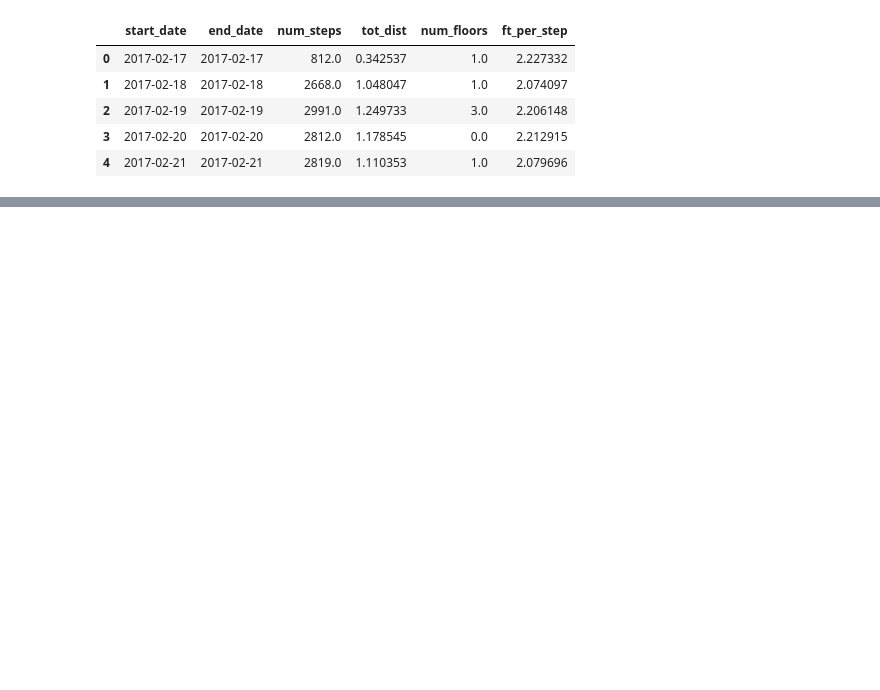
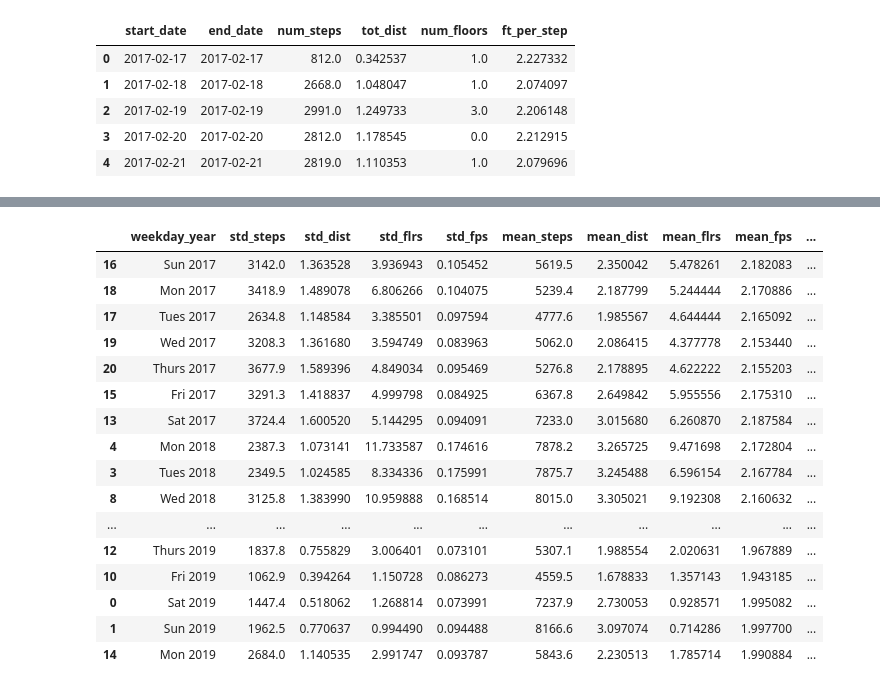
Before and after one commit to Data-is-life/Steps_Analysis, a Jupyter notebook: src/testing_dist_and_steps_funcs.ipynb, the cells around one changed output, grey strips where cells are left out. Saved outputs shown, nothing was run; the diff lists cells and outputs as text; code cells hidden in the pictures; blank space fills up the shorter version.

```diff
--- a/src/testing_dist_and_steps_funcs.ipynb
+++ b/src/testing_dist_and_steps_funcs.ipynb
@@ -71,0 +226,34 @@ print("Bokeh - %s" % bokeh_version)
+# %%
+dow_df = get_stats_day_week_month(combined_df, 'Day of Week', 'steps')
+dow_df.dropna(inplace=True)
+dow_df.loc[:, 'weekday_year'] = pd.to_datetime(dow_df.weekday_year, infer_datetime_format=False)
+dow_df.sort_values(by=['weekday_year'], inplace=True)
+dow_df.loc[:, 'weekday_year'] = dow_df.weekday_year.dt.strftime('%A %Y').str.replace('day', '').str.replace('nes', '').str.replace('Satur', 'Sat')
+smx = dow_df.steps_score.max()
+dmx = dow_df.dist_score.max()
+fmx = dow_df.floors_score.max()
+dow_df.loc[:, 'steps_score'] = (dow_df.steps_score / smx) * 100
+dow_df.loc[:, 'dist_score'] = (dow_df.dist_score / dmx) * 100
+dow_df.loc[:, 'floors_score'] = (dow_df.floors_score / fmx) * 100
+for col in dow_df.columns:
+    if 'step' in col or 'score' in col:
+        dow_df.loc[:, col] = round(dow_df[col], 1)
+dow_df
+# %% [output]
+|  | weekday_year | std_steps | std_dist | std_flrs | std_fps | mean_steps | mean_dist | mean_flrs | mean_fps | ... |
+| 16 | Sun 2017 | 3142.0 | 1.363528 | 3.936943 | 0.105452 | 5619.5 | 2.350042 | 5.478261 | 2.182083 | ... |
+| 18 | Mon 2017 | 3418.9 | 1.489078 | 6.806266 | 0.104075 | 5239.4 | 2.187799 | 5.244444 | 2.170886 | ... |
+| 17 | Tues 2017 | 2634.8 | 1.148584 | 3.385501 | 0.097594 | 4777.6 | 1.985567 | 4.644444 | 2.165092 | ... |
+| 19 | Wed 2017 | 3208.3 | 1.361680 | 3.594749 | 0.083963 | 5062.0 | 2.086415 | 4.377778 | 2.153440 | ... |
+| 20 | Thurs 2017 | 3677.9 | 1.589396 | 4.849034 | 0.095469 | 5276.8 | 2.178895 | 4.622222 | 2.155203 | ... |
+| 15 | Fri 2017 | 3291.3 | 1.418837 | 4.999798 | 0.084925 | 6367.8 | 2.649842 | 5.955556 | 2.175310 | ... |
+| 13 | Sat 2017 | 3724.4 | 1.600520 | 5.144295 | 0.094091 | 7233.0 | 3.015680 | 6.260870 | 2.187584 | ... |
+| 4 | Mon 2018 | 2387.3 | 1.073141 | 11.733587 | 0.174616 | 7878.2 | 3.265725 | 9.471698 | 2.172804 | ... |
+| 3 | Tues 2018 | 2349.5 | 1.024585 | 8.334336 | 0.175991 | 7875.7 | 3.245488 | 6.596154 | 2.167784 | ... |
+| 8 | Wed 2018 | 3125.8 | 1.383990 | 10.959888 | 0.168514 | 8015.0 | 3.305021 | 9.192308 | 2.160632 | ... |
+| ... | ... | ... | ... | ... | ... | ... | ... | ... | ... | ... |
+| 12 | Thurs 2019 | 1837.8 | 0.755829 | 3.006401 | 0.073101 | 5307.1 | 1.988554 | 2.020631 | 1.967889 | ... |
+| 10 | Fri 2019 | 1062.9 | 0.394264 | 1.150728 | 0.086273 | 4559.5 | 1.678833 | 1.357143 | 1.943185 | ... |
+| 0 | Sat 2019 | 1447.4 | 0.518062 | 1.268814 | 0.073991 | 7237.9 | 2.730053 | 0.928571 | 1.995082 | ... |
+| 1 | Sun 2019 | 1962.5 | 0.770637 | 0.994490 | 0.094488 | 8166.6 | 3.097074 | 0.714286 | 1.997700 | ... |
+| 14 | Mon 2019 | 2684.0 | 1.140535 | 2.991747 | 0.093787 | 5843.6 | 2.230513 | 1.785714 | 1.990884 | ... |
```
Also changed, not shown: parts of 26 cells of this notebook, 10 other files.
